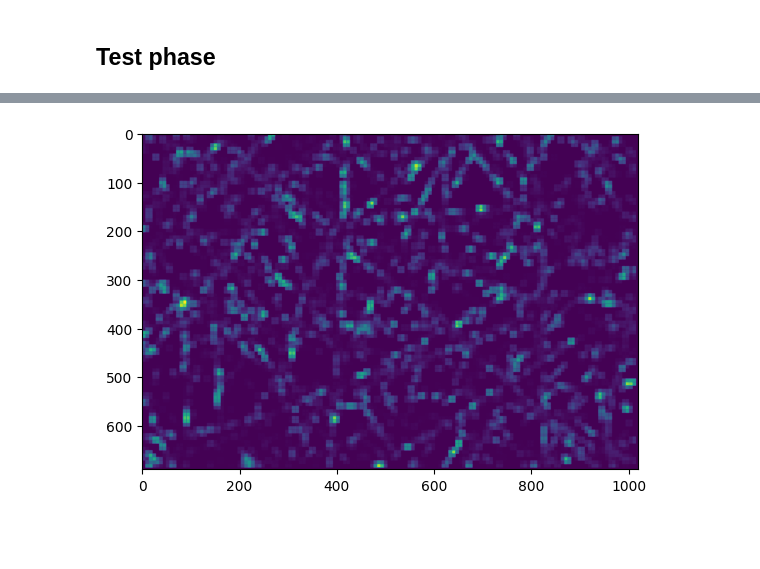
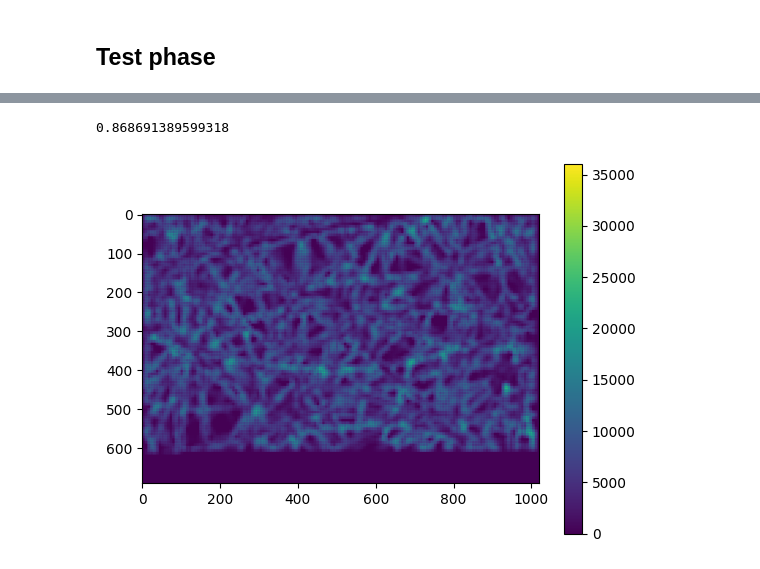
Before and after one commit to Ax-Time/m3ip-homework, a Jupyter notebook: labs/lez_17_Anomaly_Detection.ipynb, the cells around one changed output, grey strips where cells are left out. Cells and saved outputs as stored; diff of their text form; code cells hidden in the pictures; blank space fills up the shorter version.

```diff
--- a/labs/lez_17_Anomaly_Detection.ipynb
+++ b/labs/lez_17_Anomaly_Detection.ipynb
@@ -103,4 +121,6 @@ V = V - np.mean(V, axis=0)
 # %%
 # sparse coding of each patch in V
-X = np.zeros((natom, npatch_region))
-X = lib.FISTA(D, V, lmbda, 1e-2, max_iter=100)
+X = np.stack([
+    lib.IRLS(V[:, i], D, lmbda, 1e-3, 20)
+    for i in range(V.shape[1])
+], axis=1)
@@ -111,7 +135,7 @@ X = lib.FISTA(D, V, lmbda, 1e-2, max_iter=100)
 # A = np.zeros((2, V.shape[1]))     # each column contains the values of the anomaly_scores for a patch
 
 rec_errors = np.mean(np.square(V - D @ X), axis=0)
-l1_norms = np.sum(np.abs(X), axis=0)
+l1_norms = np.mean(np.abs(X), axis=0)
 
 # for i in range(V.shape[1]):
 #     A[:,i] =
@@ -120,7 +144,7 @@ A = np.array([rec_errors, l1_norms])
 
 # Estimation of mean and covariance
 mu = A.mean(axis=1)
-Sigma = A @ A.T
+Sigma = (A - mu[:, None]) @ (A - mu[:, None]).T
 # %%
 A.shape, mu.shape, Sigma.shape
 # %% [output]
@@ -132,14 +162,15 @@ A.shape, mu.shape, Sigma.shape
 FPR_target = 0.1
 
 # compute the mahalanobis distance for each indicator vector in A
-# mahal_dist = np.zeros(V.shape[1])
-# for i in range(A.shape[1]):
-# #    mahal_dist[i] =
+mahal_dist = np.zeros(V.shape[1])
+for i in range(A.shape[1]):
+   mahal_dist[i] = (A[:,i] - mu).T @ np.linalg.inv(Sigma) @ (A[:,i] - mu)
 
-mahal_dist = (A - mu[:, None]).T @ np.linalg.inv(Sigma) @ (A - mu[:, None])
+# mahal_dist = np.diag((A - mu[:, None]).T @ np.linalg.inv(Sigma) @ (A - mu[:, None]))
 
 # set the threshold
-threshold = np.percentile(mahal_dist, 100*(1-FPR_target))
+# threshold = np.percentile(mahal_dist, 100*(1-FPR_target))
+threshold = np.quantile(mahal_dist, 1-FPR_target)
 # %%
 threshold
 # %% [output]
@@ -205,12 +223,16 @@ for i in range(0, imsz[0] - p, STEP):
+# %%
+(heatmap != 0).sum() / heatmap.size
+# %% [output]
+0.868691389599318
 # %%
 # normalize the heatmap
-N[N==0] = 1
-heatmap = heatmap / N
+heatmap = heatmap / weights
 # %%
 # plot the heatmap
 plt.imshow(heatmap);
+plt.colorbar();
 # %% [output]
-[figure, old version]
+[figure, new version]
 # %%
 # build the detection mask, that has the same size of the test image
 # each pixel in the mask has value 1 if the corresponding patch has been
```
Also changed, not shown: parts of 13 cells of this notebook, 3 other files.
